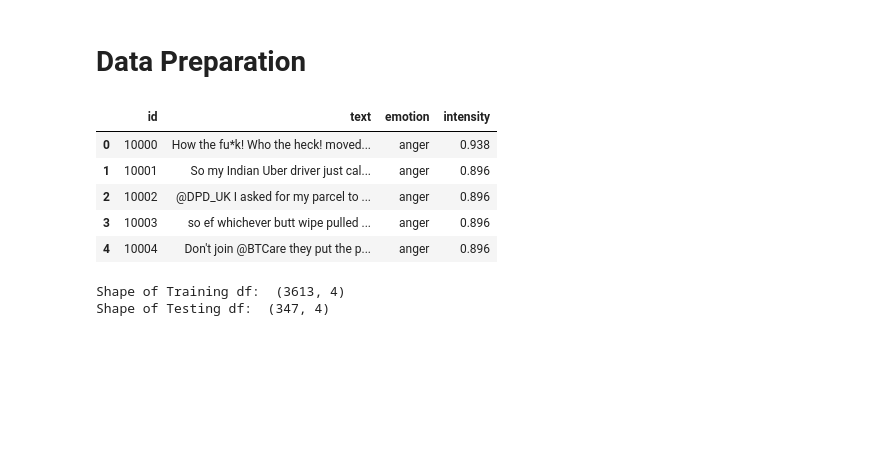
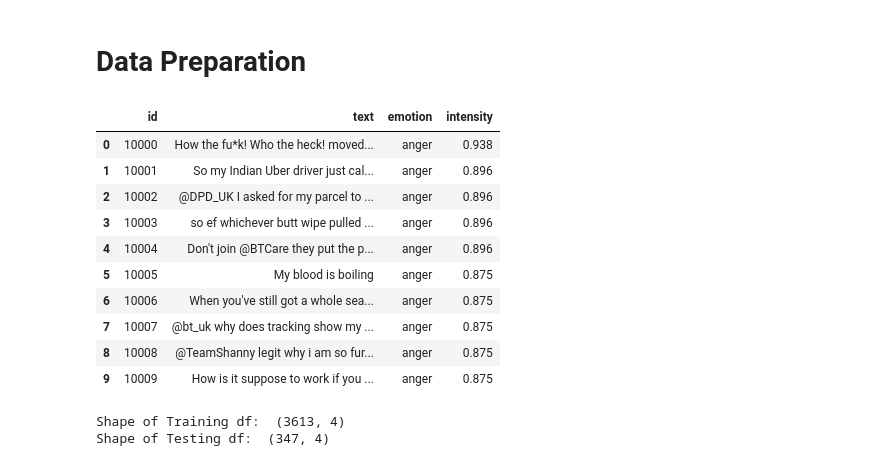
Before and after one commit to acmloria/DM2021-Lab2-HW2, a Jupyter notebook: DM2021-Lab2-Homework.ipynb, the cells around one changed output. Saved outputs shown, nothing was run; the diff lists cells and outputs as text; code cells hidden in the pictures; blank space fills up the shorter version.

```diff
--- a/DM2021-Lab2-Homework.ipynb
+++ b/DM2021-Lab2-Homework.ipynb
@@ -48,34 +50,39 @@ anger_train = pd.read_csv("data/semeval/train/anger-ratings-0to1.train.txt",
                          sep="\t", header=None,names=["id", "text", "emotion", "intensity"])
 sadness_train = pd.read_csv("data/semeval/train/sadness-ratings-0to1.train.txt",
                          sep="\t", header=None, names=["id", "text", "emotion", "intensity"])
 fear_train = pd.read_csv("data/semeval/train/fear-ratings-0to1.train.txt",
                          sep="\t", header=None, names=["id", "text", "emotion", "intensity"])
 joy_train = pd.read_csv("data/semeval/train/joy-ratings-0to1.train.txt",
                          sep="\t", header=None, names=["id", "text", "emotion", "intensity"])
 
 # combine 4 sub-dataset
 train_df = pd.concat([anger_train, fear_train, joy_train, sadness_train], ignore_index=True)
 
 ### testing data
 anger_test = pd.read_csv("data/semeval/dev/anger-ratings-0to1.dev.gold.txt",
                          sep="\t", header=None, names=["id", "text", "emotion", "intensity"])
 sadness_test = pd.read_csv("data/semeval/dev/sadness-ratings-0to1.dev.gold.txt",
                          sep="\t", header=None, names=["id", "text", "emotion", "intensity"])
 fear_test = pd.read_csv("data/semeval/dev/fear-ratings-0to1.dev.gold.txt",
                          sep="\t", header=None, names=["id", "text", "emotion", "intensity"])
 joy_test = pd.read_csv("data/semeval/dev/joy-ratings-0to1.dev.gold.txt",
                          sep="\t", header=None, names=["id", "text", "emotion", "intensity"])
 
 # combine 4 sub-dataset
 test_df = pd.concat([anger_test, fear_test, joy_test, sadness_test], ignore_index=True)
-train_df.head()
+train_df.head(10)
 # %% [output]
 |  | id | text | emotion | intensity |
 | 0 | 10000 | How the fu*k! Who the heck! moved... | anger | 0.938 |
 | 1 | 10001 | So my Indian Uber driver just cal... | anger | 0.896 |
 | 2 | 10002 | @DPD_UK I asked for my parcel to ... | anger | 0.896 |
 | 3 | 10003 | so ef whichever butt wipe pulled ... | anger | 0.896 |
 | 4 | 10004 | Don't join @BTCare they put the p... | anger | 0.896 |
+| 5 | 10005 | My blood is boiling | anger | 0.875 |
+| 6 | 10006 | When you've still got a whole sea... | anger | 0.875 |
+| 7 | 10007 | @bt_uk why does tracking show my ... | anger | 0.875 |
+| 8 | 10008 | @TeamShanny legit why i am so fur... | anger | 0.875 |
+| 9 | 10009 | How is it suppose to work if you ... | anger | 0.875 |
 # %%
 
 # shuffle dataset
```
Also changed, not shown: parts of 8 cells of this notebook.
